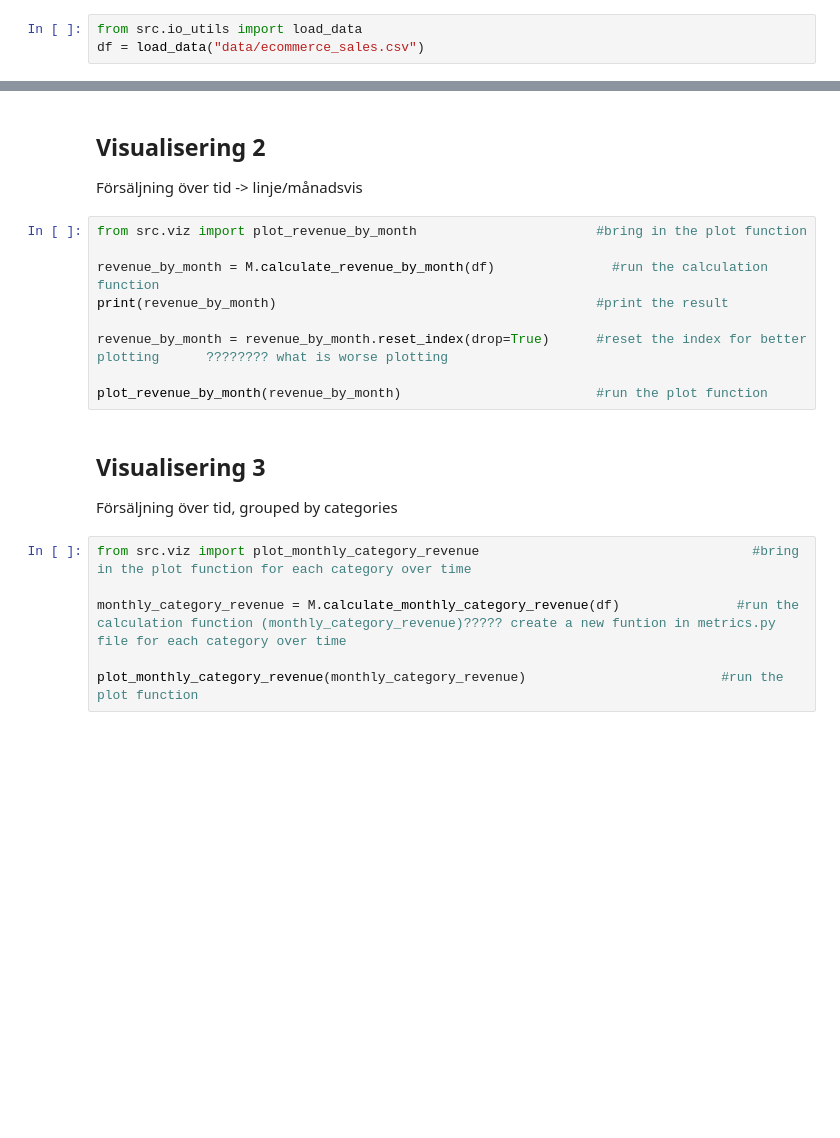
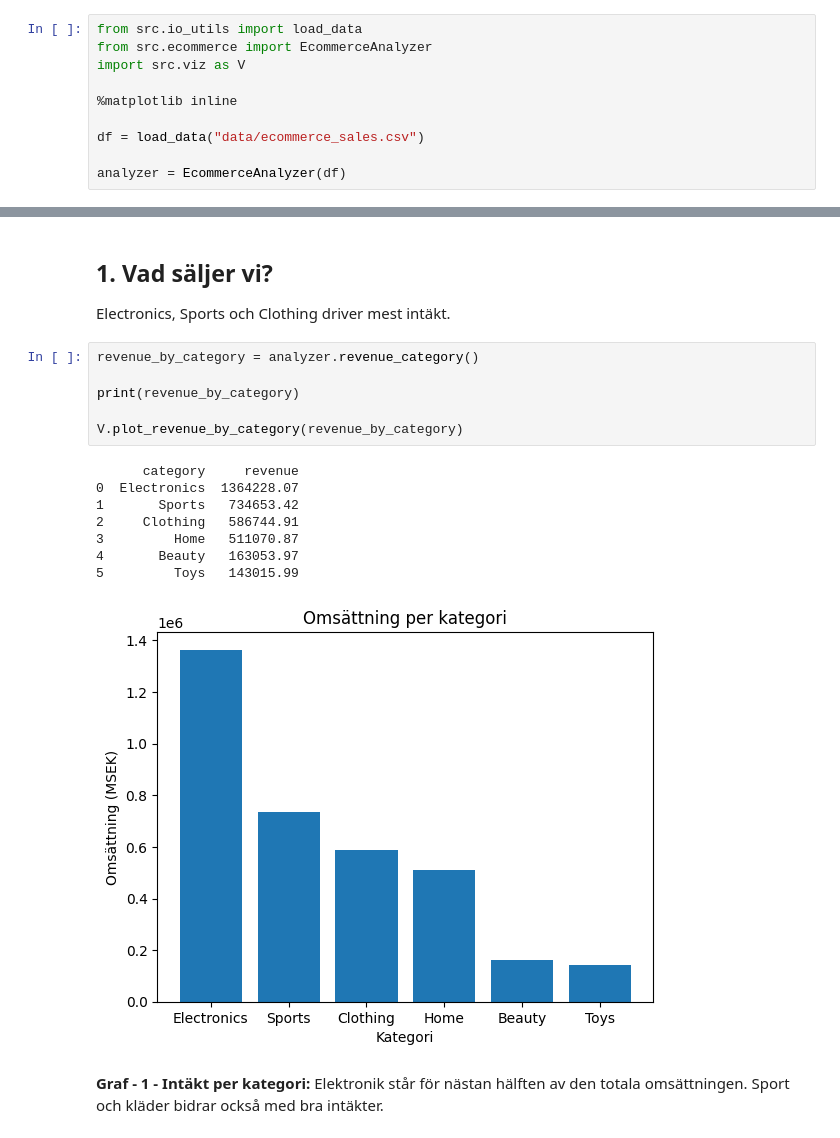
Before and after one commit to VeraStopp/Projektarbete, a Jupyter notebook: report.ipynb, the cells around one changed output, grey strips where cells are left out. Saved outputs shown, nothing was run; the diff lists cells and outputs as text; blank space fills up the shorter version.

```diff
--- a/report.ipynb
+++ b/report.ipynb
@@ -1,3 +3,10 @@
 # %%
 from src.io_utils import load_data
+from src.ecommerce import EcommerceAnalyzer
+import src.viz as V
+
+%matplotlib inline
+
 df = load_data("data/ecommerce_sales.csv")
+
+analyzer = EcommerceAnalyzer(df)
@@ -62,21 +13,20 @@ plot_revenue_by_category(revenue_by_category)                       #calling the
-# %% [markdown]
-## Visualisering 2
-Försäljning över tid -> linje/månadsvis
-# %%
-from src.viz import plot_revenue_by_month                       #bring in the plot function
-
-revenue_by_month = M.calculate_revenue_by_month(df)               #run the calculation function
-print(revenue_by_month)                                         #print the result
-
-revenue_by_month = revenue_by_month.reset_index(drop=True)      #reset the index for better plotting      ???????? what is worse plotting
-
-plot_revenue_by_month(revenue_by_month)                         #run the plot function
-# %% [markdown]
-## Visualisering 3
-Försäljning över tid, grouped by categories
-# %%
-from src.viz import plot_monthly_category_revenue                                   #bring in the plot function for each category over time
-
-monthly_category_revenue = M.calculate_monthly_category_revenue(df)               #run the calculation function (monthly_category_revenue)????? create a new funtion in metrics.py file for each category over time
-
-plot_monthly_category_revenue(monthly_category_revenue)                         #run the plot function
+# %% [markdown]
+## **1. Vad säljer vi?**
+Electronics, Sports och Clothing driver mest intäkt.
+# %%
+revenue_by_category = analyzer.revenue_category()
+
+print(revenue_by_category)
+
+V.plot_revenue_by_category(revenue_by_category)
+# %% [output]
+      category     revenue
+0  Electronics  1364228.07
+1       Sports   734653.42
+2     Clothing   586744.91
+3         Home   511070.87
+4       Beauty   163053.97
+5         Toys   143015.99
+[figure, added]
+# %% [markdown]
+**Graf - 1 - Intäkt per kategori:** Elektronik står för nästan hälften av den totala omsättningen. Sport och kläder bidrar också med bra intäkter.
```
Also changed, not shown: parts of 14 cells of this notebook, 3 other files.
